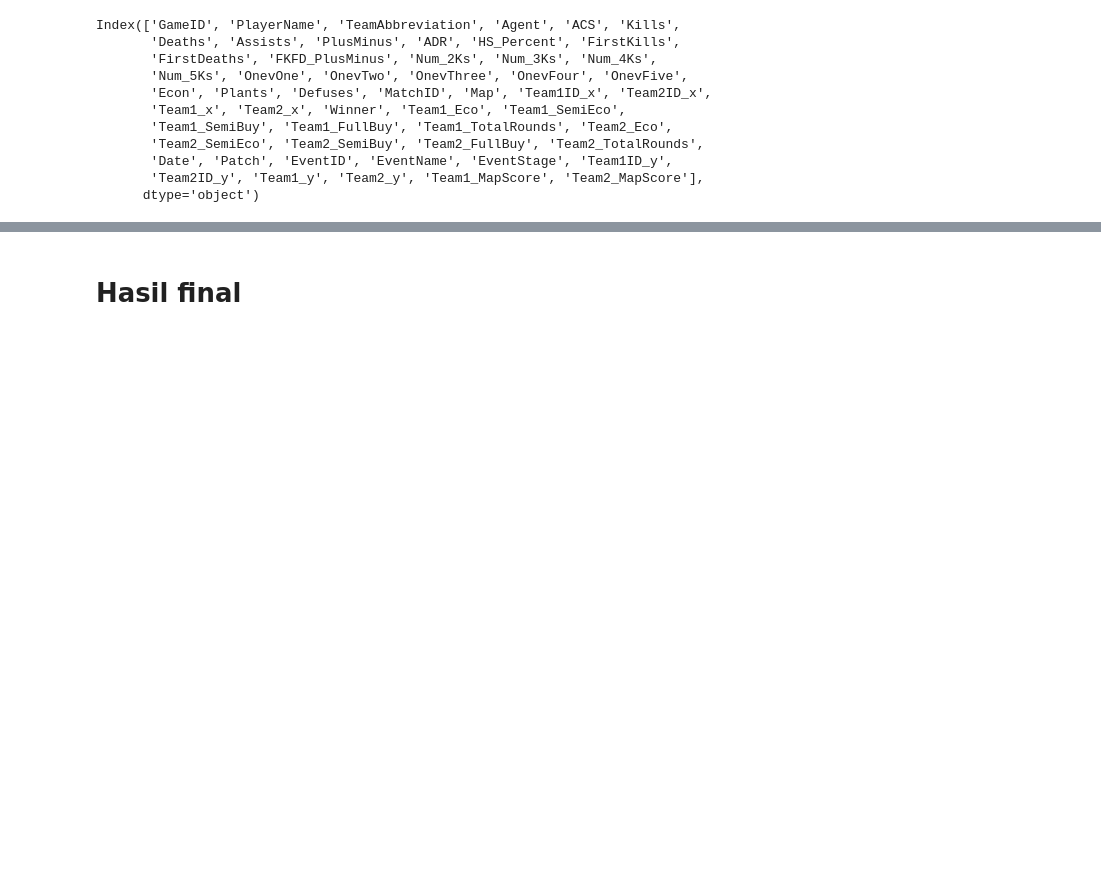
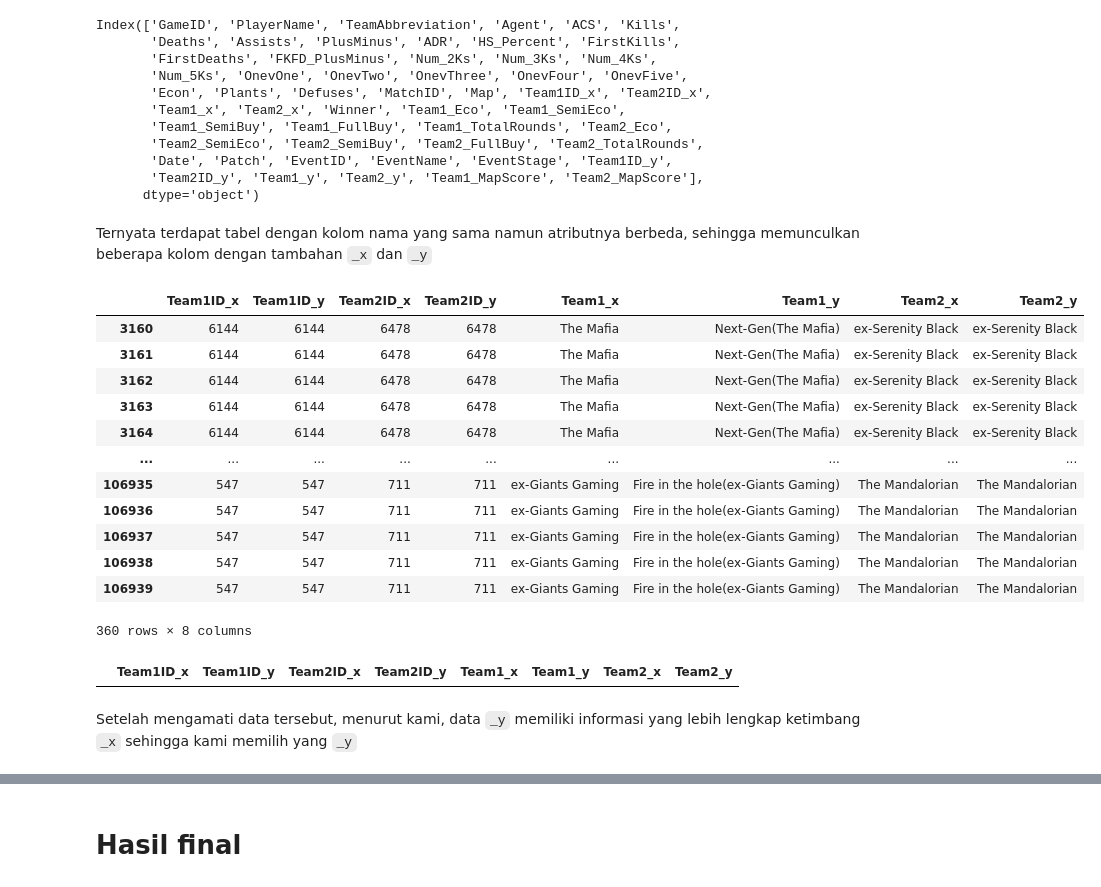
Before and after one commit to michaelsinanta/tk-kasdad, a Jupyter notebook: preprocessing.ipynb, the cells around one changed output, grey strips where cells are left out. Drawn from its saved outputs; the diff is of its cells as text; code cells hidden in the pictures; blank space fills up the shorter version.

```diff
--- a/preprocessing.ipynb
+++ b/preprocessing.ipynb
@@ -526,3 +598,31 @@ Index(['GameID', 'PlayerName', 'TeamAbbreviation', 'Agent', 'ACS', 'Kills',
        'Date', 'Patch', 'EventID', 'EventName', 'EventStage', 'Team1ID_y',
        'Team2ID_y', 'Team1_y', 'Team2_y', 'Team1_MapScore', 'Team2_MapScore'],
       dtype='object')
+# %% [markdown]
+Ternyata terdapat tabel dengan kolom nama yang sama namun atributnya berbeda, sehingga memunculkan beberapa kolom dengan tambahan `_x` dan `_y`
+# %%
+mask = ['Team1ID_x', 'Team1ID_y', 'Team2ID_x', 'Team2ID_y','Team1_x', 'Team1_y', 'Team2_x', 'Team2_y']
+temp = df_final[mask]
+temp[temp['Team1_x'] != temp['Team1_y']]
+# %% [output]
+|  | Team1ID_x | Team1ID_y | Team2ID_x | Team2ID_y | Team1_x | Team1_y | Team2_x | Team2_y |
+| 3160 | 6144 | 6144 | 6478 | 6478 | The Mafia | Next-Gen(The Mafia) | ex-Serenity Black | ex-Serenity Black |
+| 3161 | 6144 | 6144 | 6478 | 6478 | The Mafia | Next-Gen(The Mafia) | ex-Serenity Black | ex-Serenity Black |
+| 3162 | 6144 | 6144 | 6478 | 6478 | The Mafia | Next-Gen(The Mafia) | ex-Serenity Black | ex-Serenity Black |
+| 3163 | 6144 | 6144 | 6478 | 6478 | The Mafia | Next-Gen(The Mafia) | ex-Serenity Black | ex-Serenity Black |
+| 3164 | 6144 | 6144 | 6478 | 6478 | The Mafia | Next-Gen(The Mafia) | ex-Serenity Black | ex-Serenity Black |
+| ... | ... | ... | ... | ... | ... | ... | ... | ... |
+| 106935 | 547 | 547 | 711 | 711 | ex-Giants Gaming | Fire in the hole(ex-Giants Gaming) | The Mandalorian | The Mandalorian |
+| 106936 | 547 | 547 | 711 | 711 | ex-Giants Gaming | Fire in the hole(ex-Giants Gaming) | The Mandalorian | The Mandalorian |
+| 106937 | 547 | 547 | 711 | 711 | ex-Giants Gaming | Fire in the hole(ex-Giants Gaming) | The Mandalorian | The Mandalorian |
+| 106938 | 547 | 547 | 711 | 711 | ex-Giants Gaming | Fire in the hole(ex-Giants Gaming) | The Mandalorian | The Mandalorian |
+| 106939 | 547 | 547 | 711 | 711 | ex-Giants Gaming | Fire in the hole(ex-Giants Gaming) | The Mandalorian | The Mandalorian |
+360 rows × 8 columns
+# %%
+mask = ['Team1ID_x', 'Team1ID_y', 'Team2ID_x', 'Team2ID_y','Team1_x', 'Team1_y', 'Team2_x', 'Team2_y']
+temp = df_final[mask]
+temp[temp['Team2_x'].str.len() > temp['Team2_y'].str.len()]
+# %% [output]
+|  | Team1ID_x | Team1ID_y | Team2ID_x | Team2ID_y | Team1_x | Team1_y | Team2_x | Team2_y |
+# %% [markdown]
+Setelah mengamati data tersebut, menurut kami, data `_y` memiliki informasi yang lebih lengkap ketimbang `_x` sehingga kami memilih yang `_y`
```
Also changed, not shown: parts of 14 cells of this notebook, 5 other files.
